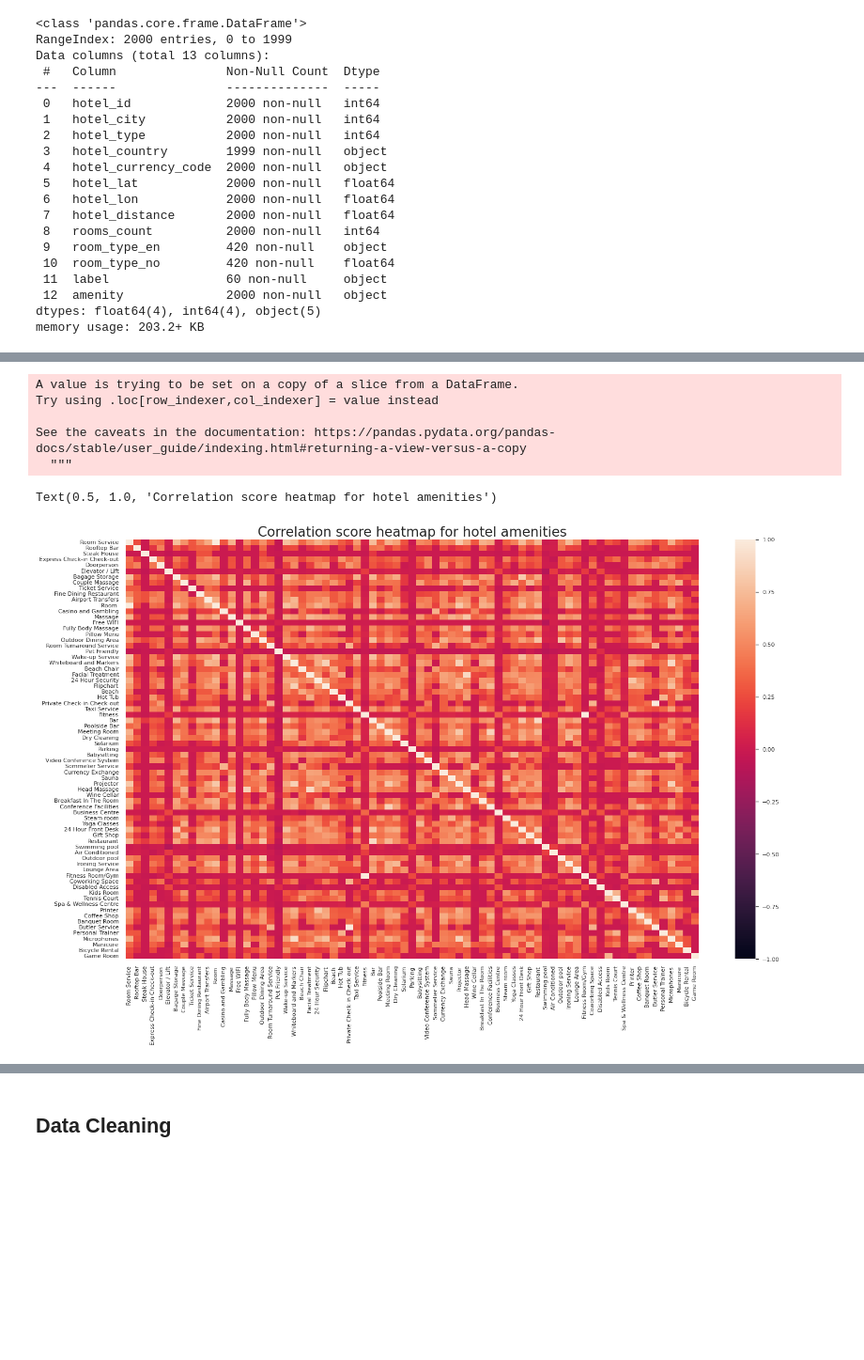
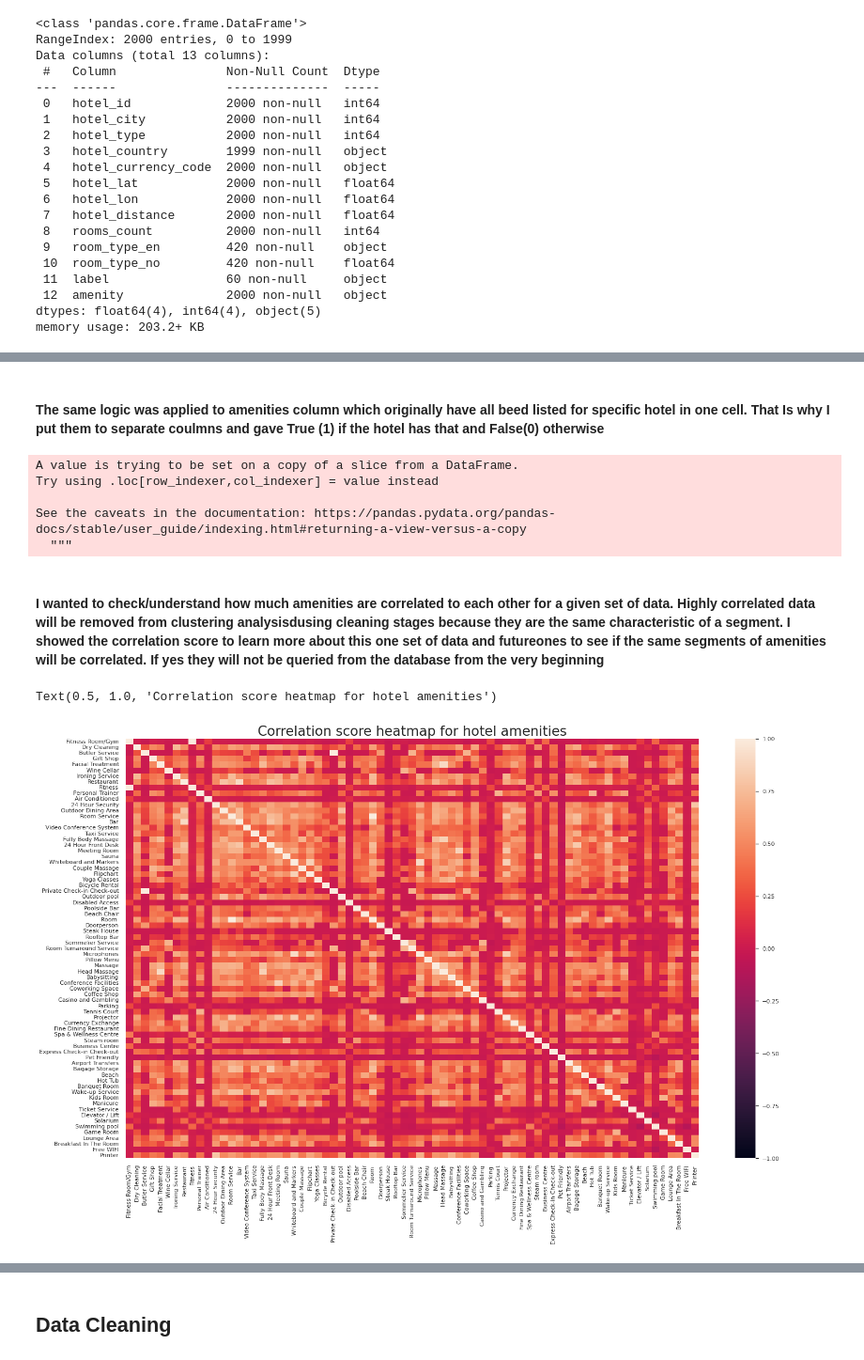
Before and after one commit to Bidroombv/eda, a Jupyter notebook: ugo_collector/ClusterAnalysis/KMeansClusteringAnalysisForBidroomData.ipynb, the cells around one changed output, grey strips where cells are left out. Shown at 94% size. Cells and saved outputs as stored; diff of their text form; code cells hidden in the pictures; blank space fills up the shorter version.

Commit message:
correcting the analysis

```diff
--- a/ugo_collector/ClusterAnalysis/KMeansClusteringAnalysisForBidroomData.ipynb
+++ b/ugo_collector/ClusterAnalysis/KMeansClusteringAnalysisForBidroomData.ipynb
@@ -91 +113,3 @@ memory usage: 359.4+ KB
+# %% [markdown]
+#### The same logic was applied to amenities column which originally have all beed listed for specific hotel in one cell. That Is why I put them to separate coulmns and  gave True (1) if the hotel has that and False(0) otherwise
 # %%
@@ -113,15 +131,17 @@ Try using .loc[row_indexer,col_indexer] = value instead
 
 See the caveats in the documentation: https://pandas.pydata.org/pandas-docs/stable/user_guide/indexing.html#returning-a-view-versus-a-copy
   """
-# %%
-### visualizing correlation score as a heatmap
-
-fig, ax = plt.subplots(figsize = (25,15))
-sns.heatmap(amenitiesToVisualize.corr(), vmin=-1, vmax=1)
-plt.rcParams.update({'font.size': 26})
-plt.xticks(rotation=90)
-plt.savefig("heatmap.png", dpi = 300)
-plt.title("Correlation score heatmap for hotel amenities", fontsize=26)
-# %% [output]
-Text(0.5, 1.0, 'Correlation score heatmap for hotel amenities')
-[figure, removed]
+# %% [markdown]
+#### I wanted to check/understand how much amenities are correlated to each other for a given set of data. Highly correlated data will be removed from clustering analysisdusing cleaning stages because they are the same characteristic of a segment. I showed the correlation score to learn more about this one set of data and futureones  to see if the same segments of amenities will be  correlated. If yes they will not be queried from the database from the very beginning
+# %%
+# preparing dataset to visualize amenities correlation heatmap and frequency heatmap
+amenitiesToVisualize = amenitiesAll.drop(columns=["hotel_id"])
+fig, ax = plt.subplots(figsize = (25,15))
+sns.heatmap(amenitiesToVisualize.corr(), vmin=-1, vmax=1)
+plt.rcParams.update({'font.size': 26})
+plt.xticks(rotation=90)
+plt.savefig("heatmap.png", dpi = 300)
+plt.title("Correlation score heatmap for hotel amenities", fontsize=26)
+# %% [output]
+Text(0.5, 1.0, 'Correlation score heatmap for hotel amenities')
+[figure, added]
```
Also changed, not shown: parts of 57 cells of this notebook.
